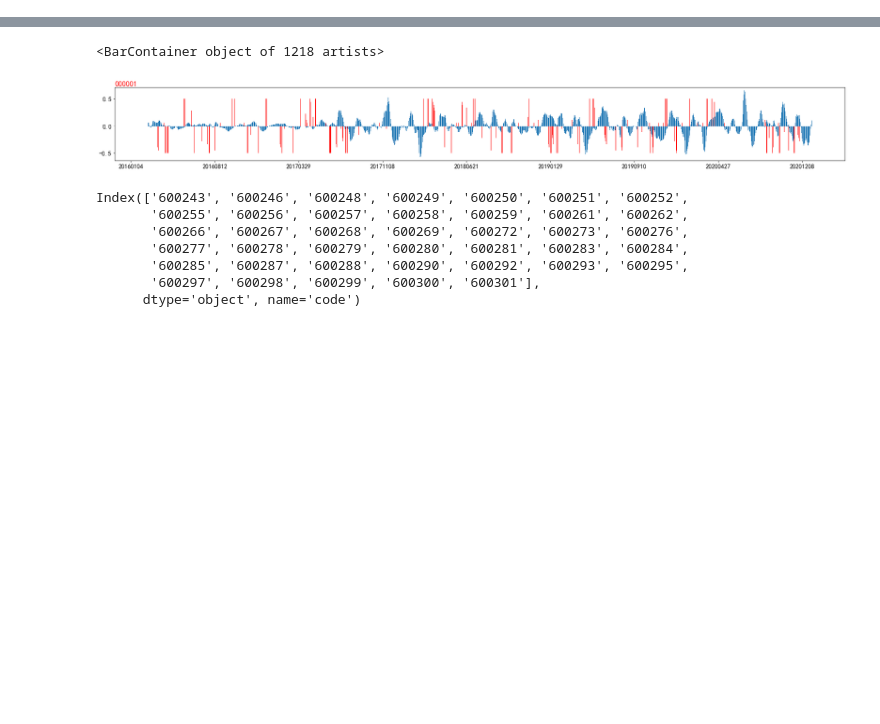
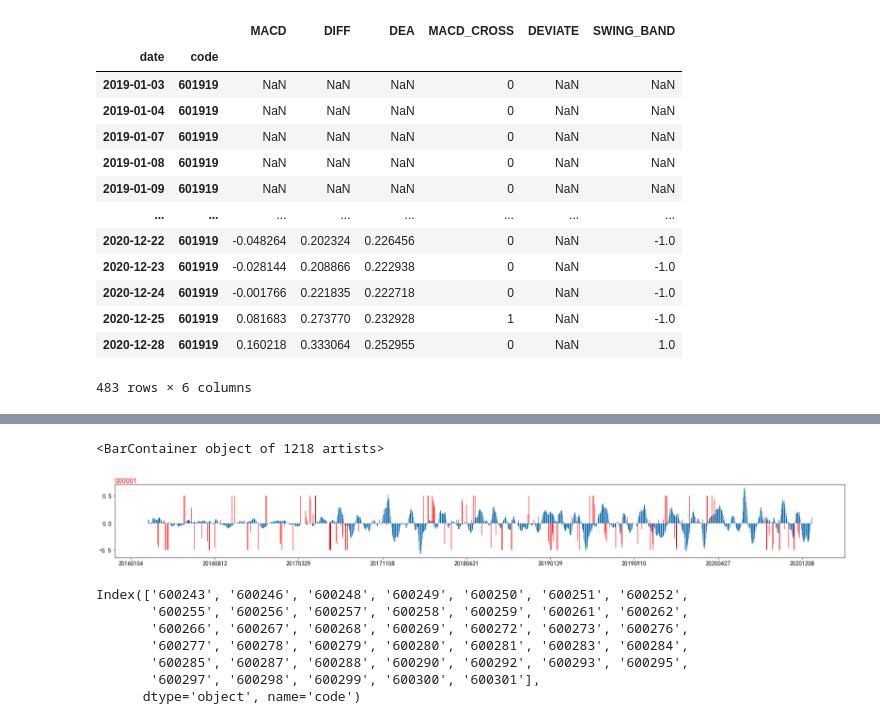
Before and after one commit to kaikai03/IndicatorLab, a Jupyter notebook: ind/Ind_MACD_TRE.ipynb, the cells around one changed output, grey strips where cells are left out. Cells and saved outputs as stored; diff of their text form; code cells hidden in the pictures; blank space fills up the shorter version.

```diff
--- a/ind/Ind_MACD_TRE.ipynb
+++ b/ind/Ind_MACD_TRE.ipynb
@@ -241,3 +181,32 @@ array([0.39656312, 0.56972902, 0.52445473, 1.        ])
+# %%
+MACD_JCSC(data_.loc[(slice(None),'601919'),])
+
+
+# SHORT=12
+# LONG=26
+# M=9
+# stock_df = data_.loc[(slice(None),'601919'),]
+# variant = stock_df.close
+# DIFF = QA.EMA(variant, SHORT) - QA.EMA(variant, LONG)
+# DEA = QA.EMA(DIFF,M)
+# MACD = 2*(DIFF-DEA)
+
+# get_swing_band (MACD,stock_df,plot=True,DIFF=DIFF,DEA=DEA)
+# %% [output]
+|  |  | MACD | DIFF | DEA | MACD_CROSS | DEVIATE | SWING_BAND |
+| date | code |  |  |  |  |  |  |
+| 2019-01-03 | 601919 | NaN | NaN | NaN | 0 | NaN | NaN |
+| 2019-01-04 | 601919 | NaN | NaN | NaN | 0 | NaN | NaN |
+| 2019-01-07 | 601919 | NaN | NaN | NaN | 0 | NaN | NaN |
+| 2019-01-08 | 601919 | NaN | NaN | NaN | 0 | NaN | NaN |
+| 2019-01-09 | 601919 | NaN | NaN | NaN | 0 | NaN | NaN |
+| ... | ... | ... | ... | ... | ... | ... | ... |
+| 2020-12-22 | 601919 | -0.048264 | 0.202324 | 0.226456 | 0 | NaN | -1.0 |
+| 2020-12-23 | 601919 | -0.028144 | 0.208866 | 0.222938 | 0 | NaN | -1.0 |
+| 2020-12-24 | 601919 | -0.001766 | 0.221835 | 0.222718 | 0 | NaN | -1.0 |
+| 2020-12-25 | 601919 | 0.081683 | 0.273770 | 0.232928 | 1 | NaN | -1.0 |
+| 2020-12-28 | 601919 | 0.160218 | 0.333064 | 0.252955 | 0 | NaN | 1.0 |
+483 rows × 6 columns
 # %%
 # ret_up>ret_full,  ret_up>0,   ret_up>ret_down:
 
```
Also changed, not shown: parts of 7 cells of this notebook, 3 other files.
